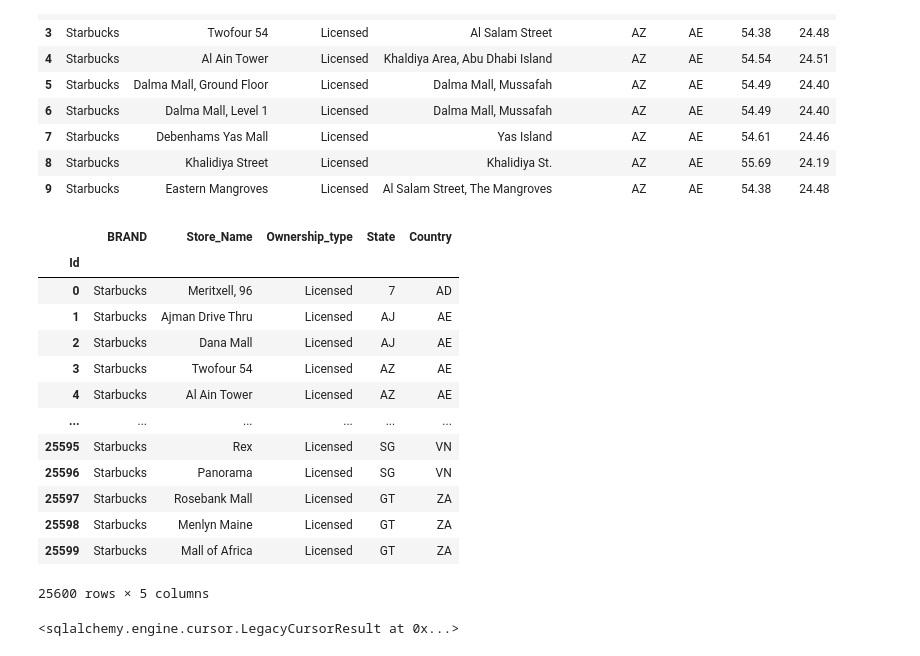
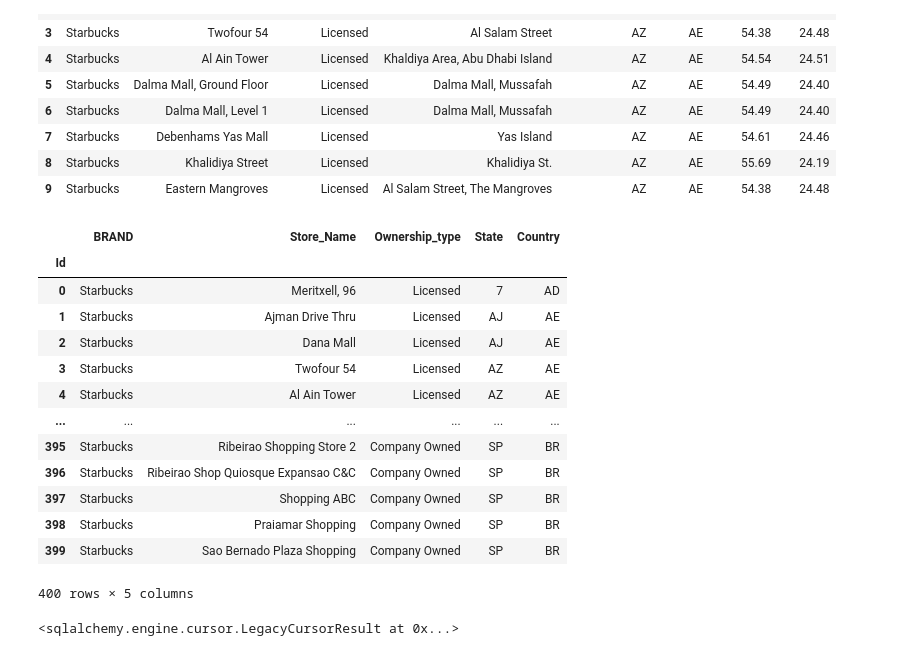
Before and after one commit to Ramyals-web/Starbucks-Project, a Jupyter notebook: dire.ipynb, the cells around one changed output. Cells and saved outputs as stored; diff of their text form; code cells hidden in the pictures.

```diff
--- a/dire.ipynb
+++ b/dire.ipynb
@@ -37,24 +46,24 @@ dir_df.head(10)
 # %%
 #Create a dataframe to load to the new sqlite db
 stores_df = pd.DataFrame(dir_df[['Brand', 'Store Name', 'Ownership Type', 'State/Province','Country']])
 stores_df = stores_df.rename_axis("Id")
 stores_df.rename(columns = {'Brand': 'BRAND', 'Store Name':'Store_Name', 'Ownership Type':'Ownership_type', 'State/Province':'State'}, inplace=True)
-stores_df
+stores_df.head(400)
 # %% [output]
 |  | BRAND | Store_Name | Ownership_type | State | Country |
 | Id |  |  |  |  |  |
 | 0 | Starbucks | Meritxell, 96 | Licensed | 7 | AD |
 | 1 | Starbucks | Ajman Drive Thru | Licensed | AJ | AE |
 | 2 | Starbucks | Dana Mall | Licensed | AJ | AE |
 | 3 | Starbucks | Twofour 54 | Licensed | AZ | AE |
 | 4 | Starbucks | Al Ain Tower | Licensed | AZ | AE |
 | ... | ... | ... | ... | ... | ... |
-| 25595 | Starbucks | Rex | Licensed | SG | VN |
-| 25596 | Starbucks | Panorama | Licensed | SG | VN |
-| 25597 | Starbucks | Rosebank Mall | Licensed | GT | ZA |
-| 25598 | Starbucks | Menlyn Maine | Licensed | GT | ZA |
-| 25599 | Starbucks | Mall of Africa | Licensed | GT | ZA |
+| 395 | Starbucks | Ribeirao Shopping Store 2 | Company Owned | SP | BR |
+| 396 | Starbucks | Ribeirao Shop Quiosque Expansao C&C | Company Owned | SP | BR |
+| 397 | Starbucks | Shopping ABC | Company Owned | SP | BR |
+| 398 | Starbucks | Praiamar Shopping | Company Owned | SP | BR |
+| 399 | Starbucks | Sao Bernado Plaza Shopping | Company Owned | SP | BR |
-25600 rows × 5 columns
+400 rows × 5 columns
 # %%
 # Create engine for establishing the new sqlite db
 
```
Also changed, not shown: parts of 6 cells of this notebook, 3 other files.
